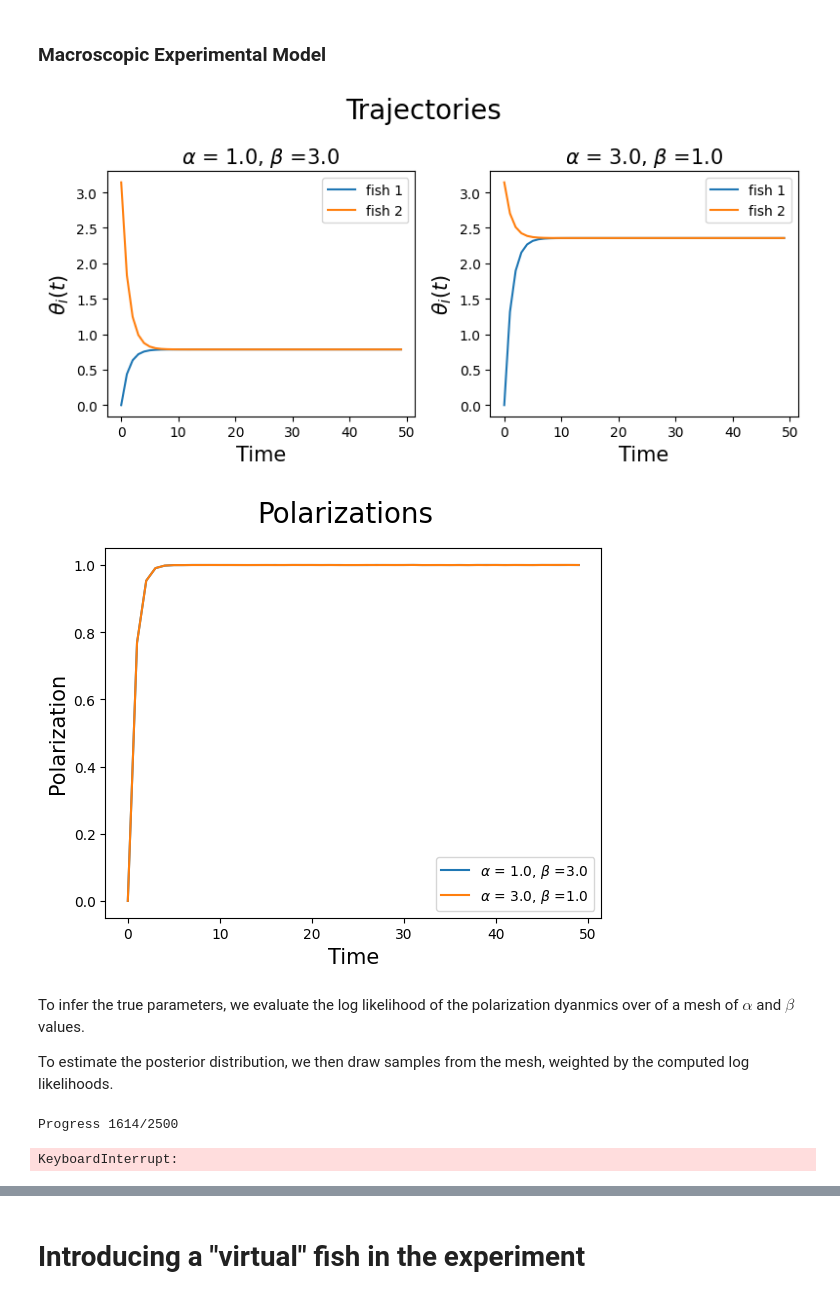
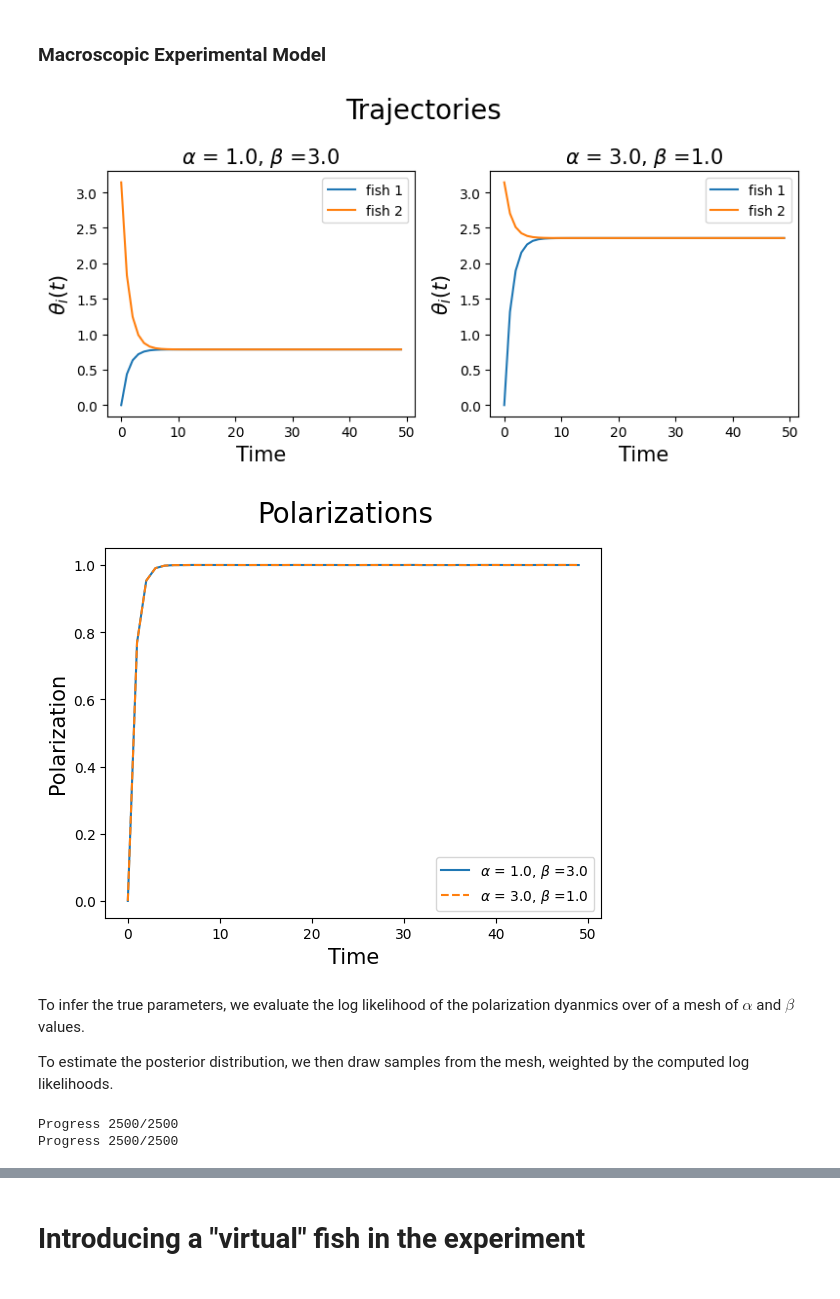
Before and after one commit to BasisResearch/chirho_diffeqpy, a Jupyter notebook: scratch/fish_schooling_and_experimental_design.ipynb, the cells around one changed output, grey strips where cells are left out. Cells and saved outputs as stored; diff of their text form; code cells hidden in the pictures.

```diff
--- a/scratch/fish_schooling_and_experimental_design.ipynb
+++ b/scratch/fish_schooling_and_experimental_design.ipynb
@@ -125,7 +99,7 @@ def run_experiment(logging_times, initial_state, atemp_params):
 # %% [markdown]
 ### Visualization
 # %%
-def plot_experiments(trajectories : dict, polarizations : dict):
+def plot_experiments(trajectories : dict, polarizations : dict, polarization_linestyles=None):
     if len(trajectories):
         fig,ax = plt.subplots(1,len(trajectories),figsize=(4*len(trajectories),4))
         for i, label in enumerate(trajectories.keys()):
@@ -143,11 +117,13 @@ def plot_experiments(trajectories : dict, polarizations : dict):
         plt.show()
 
     if len(polarizations):
+        if polarization_linestyles is None:
+            polarization_linestyles = ['-'] * len(polarizations)
         plt.figure()
         plt.suptitle("Polarizations",fontsize=20)
-        for i, label in enumerate(polarizations.keys()):
+        for i, (label, linestyle) in enumerate(zip(polarizations.keys(), polarization_linestyles)):
             polarization = polarizations[label]
-            plt.plot(polarization.detach().numpy(), label=label)
+            plt.plot(polarization.detach().numpy(), label=label, linestyle=linestyle)
         plt.xlabel("Time",fontsize=15)
         plt.ylabel("Polarization",fontsize=15)
 
@@ -238,13 +212,12 @@ Let's illustrate this parameter non-identification by running inference conditio
 # %% [markdown]
 ### Macroscopic Experimental Model
 # %%
-# NO CHANGE
 def copy_coefficient_prior(num_fish: int):
     return sample("copy_coefs", dist.Uniform(0., 10.).expand((num_fish,)).to_event(1))
 
-def mesoscopic_experiment_model(
+def macroscopic_experiment_model(
     num_fish: int,
-    mesoscopioc_noise: float,
+    macroscopic_noise: float,
     experimental_context = None,
     copy_coefs = None,
     initial_state = None,
@@ -274,16 +247,16 @@ def mesoscopic_experiment_model(
 
         polarization = polarization_fn(trajectory['thetas'])
         # A trivial noise model over the polarization. This largely functions to relax the problem for inference.
-        observed_polarization = pyro.sample("polarization", dist.Normal(polarization, mesoscopioc_noise).to_event(1))
+        observed_polarization = pyro.sample("polarization", dist.Normal(polarization, macroscopic_noise).to_event(1))
 
         return trajectory, observed_polarization
 # %%
 LOW_NOISE = 0.0001
 
 low_noise_experiment = partial(
-    mesoscopic_experiment_model,
+    macroscopic_experiment_model,
     num_fish=2,
-    mesoscopioc_noise=LOW_NOISE,
+    macroscopic_noise=LOW_NOISE,
     experimental_context=no_vfish,
 )
 
@@ -295,19 +268,19 @@ with pyro.condition(data={"copy_coefs": copy_coefs13}):
 # %%
 trajectories= {
     rf"$\alpha$ = {copy_coefs13[0]}, $\beta$ ={copy_coefs13[1]}" : traj13_noisy,
     rf"$\alpha$ = {copy_coefs31[0]}, $\beta$ ={copy_coefs31[1]}"  : traj31_noisy
 }
 
 polarizations= {
     rf"$\alpha$ = {copy_coefs13[0]}, $\beta$ ={copy_coefs13[1]}" : pol13_noisy,
     rf"$\alpha$ = {copy_coefs31[0]}, $\beta$ ={copy_coefs31[1]}"  : pol31_noisy
 }
 
 # confirm that noise does not significantly distort the dynamics!
-plot_experiments(trajectories,polarizations)
+plot_experiments(trajectories, polarizations, polarization_linestyles=['-', '--'])
 # %% [output]
 [figure]
-[figure, old version]
+[figure, new version]
 # %% [markdown]
 To infer the true parameters, we evaluate the log likelihood of the polarization dyanmics over of a mesh of $\alpha$ and $\beta$ values.
 
@@ -360,8 +331,8 @@ mesh13 = likelihood_mesh_2fish(
     n=50
 )
 # %% [output]
-Progress 1614/2500
+Progress 2500/2500
+Progress 2500/2500
-KeyboardInterrupt:
 # %%
 samples_31 = sample_from_mesh(mesh31, 1000, noise=0.08)
 samples_13 = sample_from_mesh(mesh13, 1000, noise=0.08)
```
Also changed, not shown: parts of 41 cells of this notebook.
